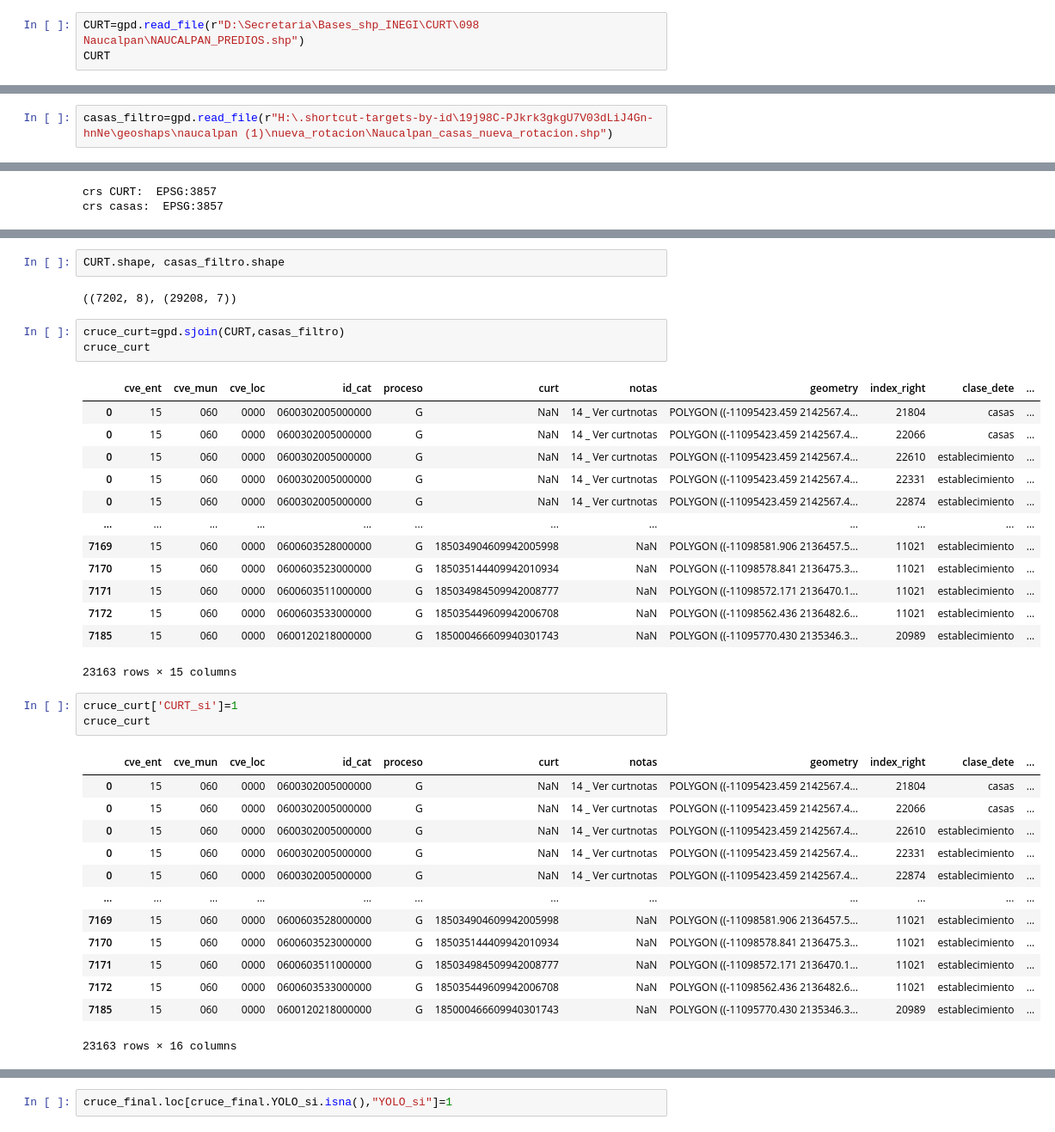
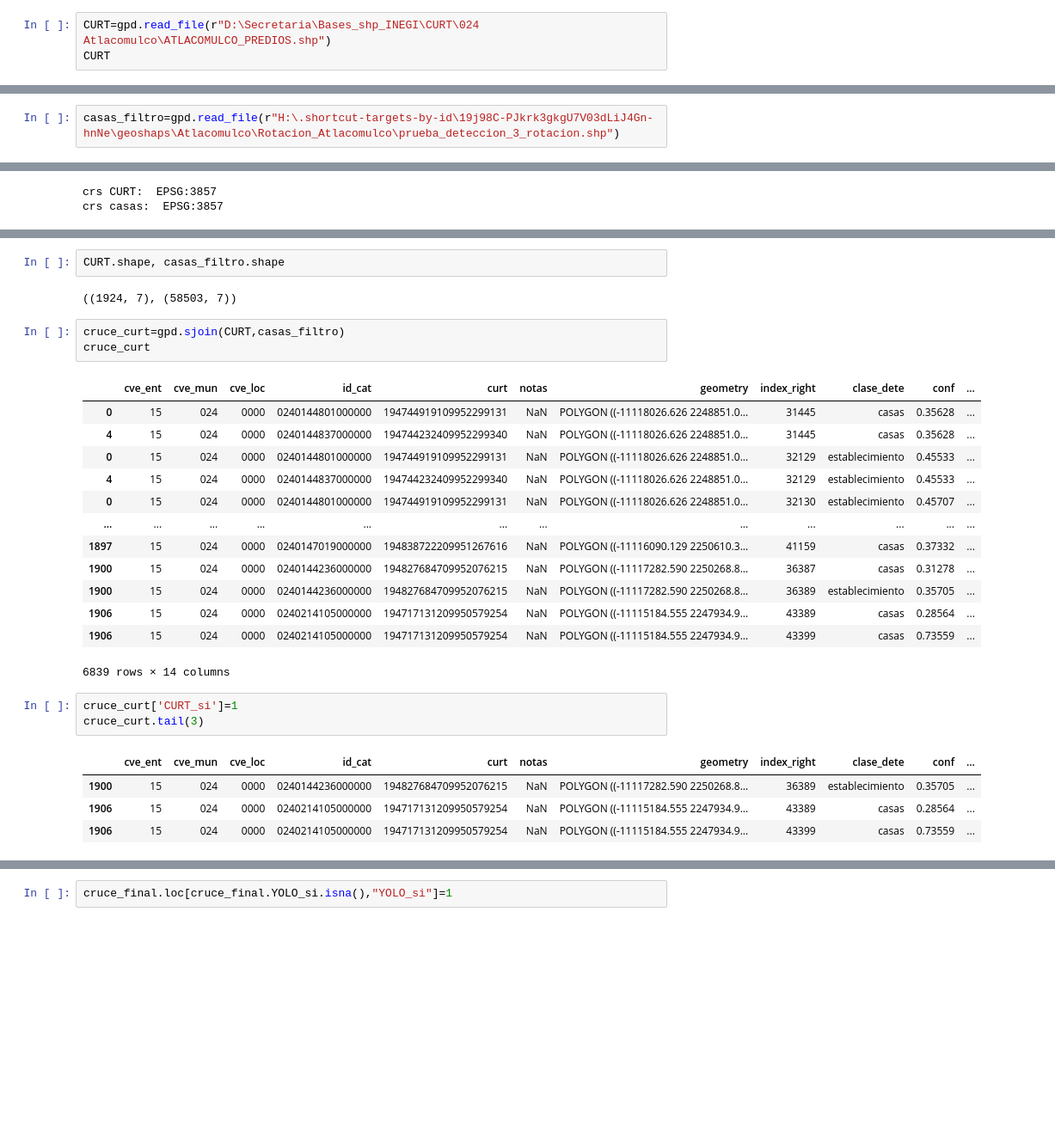
Before and after one commit to DiosLara/Newst_codes, a Jupyter notebook: preparacion_datos/cruce_curtxcasas.ipynb, the cells around one changed output, grey strips where cells are left out. Shown at 86% size. Drawn from its saved outputs; the diff is of its cells as text; blank space fills up the shorter version.

Commit message:
update codigos cruces

```diff
--- a/preparacion_datos/cruce_curtxcasas.ipynb
+++ b/preparacion_datos/cruce_curtxcasas.ipynb
@@ -12,7 +12,7 @@ import geopandas
 In a future release, GeoPandas will switch to using Shapely by default. If you are using PyGEOS directly (calling PyGEOS functions on geometries from GeoPandas), this will then stop working and you ar ...
   import geopandas as gpd
 # %%
-CURT=gpd.read_file(r"D:\Secretaria\Bases_shp_INEGI\CURT\098 Naucalpan\NAUCALPAN_PREDIOS.shp")
+CURT=gpd.read_file(r"D:\Secretaria\Bases_shp_INEGI\CURT\024 Atlacomulco\ATLACOMULCO_PREDIOS.shp")
 CURT
 # %% [output]
 |  | cve_ent | cve_mun | cve_loc | id_cat | curt | notas | geometry |
@@ -31,5 +31,5 @@ CURT
 # %%
-casas_filtro=gpd.read_file(r"H:\.shortcut-targets-by-id\19j98C-PJkrk3gkgU7V03dLiJ4Gn-hnNe\geoshaps\naucalpan (1)\nueva_rotacion\Naucalpan_casas_nueva_rotacion.shp")
+casas_filtro=gpd.read_file(r"H:\.shortcut-targets-by-id\19j98C-PJkrk3gkgU7V03dLiJ4Gn-hnNe\geoshaps\Atlacomulco\Rotacion_Atlacomulco\prueba_deteccion_3_rotacion.shp")
 # %%
 casas_filtro["ID_casas"]=casas_filtro.index
 casas_filtro
@@ -128,41 +128,32 @@ casas_filtro
 # %%
 CURT.shape, casas_filtro.shape
 # %% [output]
-((7202, 8), (29208, 7))
+((1924, 7), (58503, 7))
 # %%
 cruce_curt=gpd.sjoin(CURT,casas_filtro)
 cruce_curt
 # %% [output]
-|  | cve_ent | cve_mun | cve_loc | id_cat | proceso | curt | notas | geometry | index_right | clase_dete | ... |
-| 0 | 15 | 060 | 0000 | 0600302005000000 | G | NaN | 14 _ Ver curtnotas | POLYGON ((-11095423.459 2142567.4... | 21804 | casas | ... |
-| 0 | 15 | 060 | 0000 | 0600302005000000 | G | NaN | 14 _ Ver curtnotas | POLYGON ((-11095423.459 2142567.4... | 22066 | casas | ... |
-| 0 | 15 | 060 | 0000 | 0600302005000000 | G | NaN | 14 _ Ver curtnotas | POLYGON ((-11095423.459 2142567.4... | 22610 | establecimiento | ... |
-| 0 | 15 | 060 | 0000 | 0600302005000000 | G | NaN | 14 _ Ver curtnotas | POLYGON ((-11095423.459 2142567.4... | 22331 | establecimiento | ... |
-| 0 | 15 | 060 | 0000 | 0600302005000000 | G | NaN | 14 _ Ver curtnotas | POLYGON ((-11095423.459 2142567.4... | 22874 | establecimiento | ... |
+|  | cve_ent | cve_mun | cve_loc | id_cat | curt | notas | geometry | index_right | clase_dete | conf | ... |
+| 0 | 15 | 024 | 0000 | 0240144801000000 | 194744919109952299131 | NaN | POLYGON ((-11118026.626 2248851.0... | 31445 | casas | 0.35628 | ... |
+| 4 | 15 | 024 | 0000 | 0240144837000000 | 194744232409952299340 | NaN | POLYGON ((-11118026.626 2248851.0... | 31445 | casas | 0.35628 | ... |
+| 0 | 15 | 024 | 0000 | 0240144801000000 | 194744919109952299131 | NaN | POLYGON ((-11118026.626 2248851.0... | 32129 | establecimiento | 0.45533 | ... |
+| 4 | 15 | 024 | 0000 | 0240144837000000 | 194744232409952299340 | NaN | POLYGON ((-11118026.626 2248851.0... | 32129 | establecimiento | 0.45533 | ... |
+| 0 | 15 | 024 | 0000 | 0240144801000000 | 194744919109952299131 | NaN | POLYGON ((-11118026.626 2248851.0... | 32130 | establecimiento | 0.45707 | ... |
 | ... | ... | ... | ... | ... | ... | ... | ... | ... | ... | ... | ... |
-| 7169 | 15 | 060 | 0000 | 0600603528000000 | G | 185034904609942005998 | NaN | POLYGON ((-11098581.906 2136457.5... | 11021 | establecimiento | ... |
-| 7170 | 15 | 060 | 0000 | 0600603523000000 | G | 185035144409942010934 | NaN | POLYGON ((-11098578.841 2136475.3... | 11021 | establecimiento | ... |
-| 7171 | 15 | 060 | 0000 | 0600603511000000 | G | 185034984509942008777 | NaN | POLYGON ((-11098572.171 2136470.1... | 11021 | establecimiento | ... |
-| 7172 | 15 | 060 | 0000 | 0600603533000000 | G | 185035449609942006708 | NaN | POLYGON ((-11098562.436 2136482.6... | 11021 | establecimiento | ... |
-| 7185 | 15 | 060 | 0000 | 0600120218000000 | G | 185000466609940301743 | NaN | POLYGON ((-11095770.430 2135346.3... | 20989 | establecimiento | ... |
+| 1897 | 15 | 024 | 0000 | 0240147019000000 | 194838722209951267616 | NaN | POLYGON ((-11116090.129 2250610.3... | 41159 | casas | 0.37332 | ... |
+| 1900 | 15 | 024 | 0000 | 0240144236000000 | 194827684709952076215 | NaN | POLYGON ((-11117282.590 2250268.8... | 36387 | casas | 0.31278 | ... |
+| 1900 | 15 | 024 | 0000 | 0240144236000000 | 194827684709952076215 | NaN | POLYGON ((-11117282.590 2250268.8... | 36389 | establecimiento | 0.35705 | ... |
+| 1906 | 15 | 024 | 0000 | 0240214105000000 | 194717131209950579254 | NaN | POLYGON ((-11115184.555 2247934.9... | 43389 | casas | 0.28564 | ... |
+| 1906 | 15 | 024 | 0000 | 0240214105000000 | 194717131209950579254 | NaN | POLYGON ((-11115184.555 2247934.9... | 43399 | casas | 0.73559 | ... |
-23163 rows × 15 columns
+6839 rows × 14 columns
 # %%
 cruce_curt['CURT_si']=1
-cruce_curt
+cruce_curt.tail(3)
 # %% [output]
-|  | cve_ent | cve_mun | cve_loc | id_cat | proceso | curt | notas | geometry | index_right | clase_dete | ... |
-| 0 | 15 | 060 | 0000 | 0600302005000000 | G | NaN | 14 _ Ver curtnotas | POLYGON ((-11095423.459 2142567.4... | 21804 | casas | ... |
-| 0 | 15 | 060 | 0000 | 0600302005000000 | G | NaN | 14 _ Ver curtnotas | POLYGON ((-11095423.459 2142567.4... | 22066 | casas | ... |
-| 0 | 15 | 060 | 0000 | 0600302005000000 | G | NaN | 14 _ Ver curtnotas | POLYGON ((-11095423.459 2142567.4... | 22610 | establecimiento | ... |
-| 0 | 15 | 060 | 0000 | 0600302005000000 | G | NaN | 14 _ Ver curtnotas | POLYGON ((-11095423.459 2142567.4... | 22331 | establecimiento | ... |
-| 0 | 15 | 060 | 0000 | 0600302005000000 | G | NaN | 14 _ Ver curtnotas | POLYGON ((-11095423.459 2142567.4... | 22874 | establecimiento | ... |
-| ... | ... | ... | ... | ... | ... | ... | ... | ... | ... | ... | ... |
-| 7169 | 15 | 060 | 0000 | 0600603528000000 | G | 185034904609942005998 | NaN | POLYGON ((-11098581.906 2136457.5... | 11021 | establecimiento | ... |
-| 7170 | 15 | 060 | 0000 | 0600603523000000 | G | 185035144409942010934 | NaN | POLYGON ((-11098578.841 2136475.3... | 11021 | establecimiento | ... |
-| 7171 | 15 | 060 | 0000 | 0600603511000000 | G | 185034984509942008777 | NaN | POLYGON ((-11098572.171 2136470.1... | 11021 | establecimiento | ... |
-| 7172 | 15 | 060 | 0000 | 0600603533000000 | G | 185035449609942006708 | NaN | POLYGON ((-11098562.436 2136482.6... | 11021 | establecimiento | ... |
-| 7185 | 15 | 060 | 0000 | 0600120218000000 | G | 185000466609940301743 | NaN | POLYGON ((-11095770.430 2135346.3... | 20989 | establecimiento | ... |
+|  | cve_ent | cve_mun | cve_loc | id_cat | curt | notas | geometry | index_right | clase_dete | conf | ... |
+| 1900 | 15 | 024 | 0000 | 0240144236000000 | 194827684709952076215 | NaN | POLYGON ((-11117282.590 2250268.8... | 36389 | establecimiento | 0.35705 | ... |
+| 1906 | 15 | 024 | 0000 | 0240214105000000 | 194717131209950579254 | NaN | POLYGON ((-11115184.555 2247934.9... | 43389 | casas | 0.28564 | ... |
+| 1906 | 15 | 024 | 0000 | 0240214105000000 | 194717131209950579254 | NaN | POLYGON ((-11115184.555 2247934.9... | 43399 | casas | 0.73559 | ... |
-23163 rows × 16 columns
 # %%
 cruce_curt.geometry.unique()
 # %% [output]
```
Also changed, not shown: parts of 20 cells of this notebook, 1 other file.
